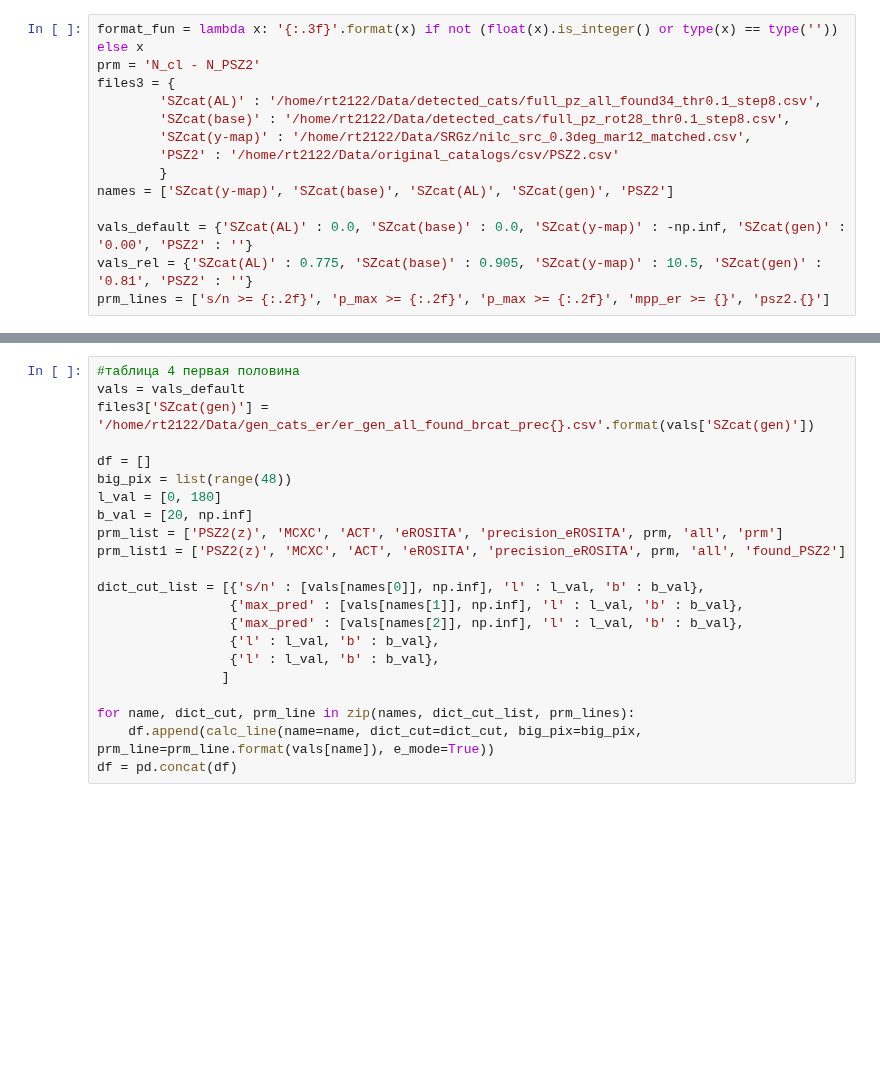
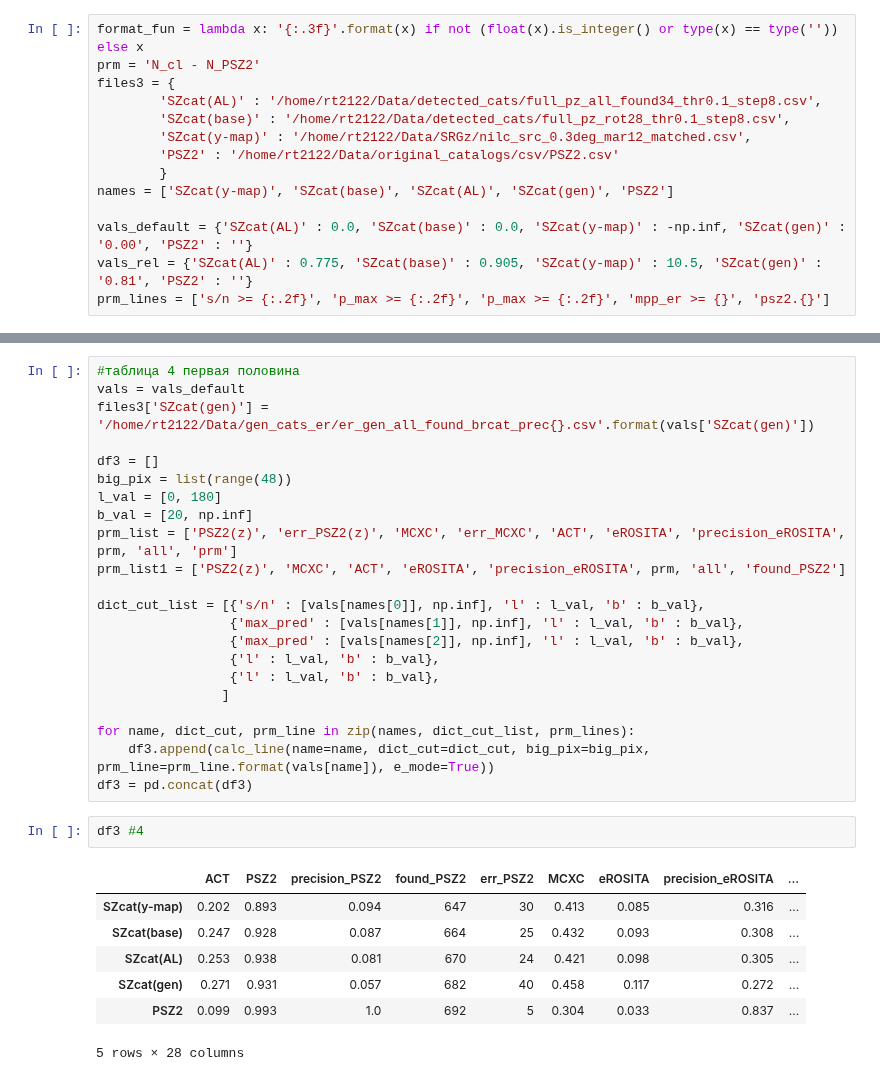
Before and after one commit to rt2122/data-segmentation-2, a Jupyter notebook: visualizations/paper/table_stat_model.ipynb, the cells around one changed output, grey strips where cells are left out. Saved outputs shown, nothing was run; the diff lists cells and outputs as text; blank space fills up the shorter version.

```diff
--- a/visualizations/paper/table_stat_model.ipynb
+++ b/visualizations/paper/table_stat_model.ipynb
@@ -113,11 +126,11 @@ PSZ2         &       1 &  0.382 &  0.113 &    0.144 &         1 &              0
 vals = vals_default
 files3['SZcat(gen)'] = '/home/rt2122/Data/gen_cats_er/er_gen_all_found_brcat_prec{}.csv'.format(vals['SZcat(gen)'])
 
-df = []
+df3 = []
 big_pix = list(range(48))
 l_val = [0, 180]
 b_val = [20, np.inf]
-prm_list = ['PSZ2(z)', 'MCXC', 'ACT', 'eROSITA', 'precision_eROSITA', prm, 'all', 'prm']
+prm_list = ['PSZ2(z)', 'err_PSZ2(z)', 'MCXC', 'err_MCXC', 'ACT', 'eROSITA', 'precision_eROSITA', prm, 'all', 'prm']
 prm_list1 = ['PSZ2(z)', 'MCXC', 'ACT', 'eROSITA', 'precision_eROSITA', prm, 'all', 'found_PSZ2']
 
 dict_cut_list = [{'s/n' : [vals[names[0]], np.inf], 'l' : l_val, 'b' : b_val},
@@ -128,6 +141,16 @@ dict_cut_list = [{'s/n' : [vals[names[0]], np.inf], 'l' : l_val, 'b' : b_val},
                 ]
 
 for name, dict_cut, prm_line in zip(names, dict_cut_list, prm_lines):
-    df.append(calc_line(name=name, dict_cut=dict_cut, big_pix=big_pix, prm_line=prm_line.format(vals[name]), e_mode=True))
-df = pd.concat(df)
+    df3.append(calc_line(name=name, dict_cut=dict_cut, big_pix=big_pix, prm_line=prm_line.format(vals[name]), e_mode=True))
+df3 = pd.concat(df3)
+# %%
+df3 #4
+# %% [output]
+|  | ACT | PSZ2 | precision_PSZ2 | found_PSZ2 | err_PSZ2 | MCXC | eROSITA | precision_eROSITA | ... |
+| SZcat(y-map) | 0.202 | 0.893 | 0.094 | 647 | 30 | 0.413 | 0.085 | 0.316 | ... |
+| SZcat(base) | 0.247 | 0.928 | 0.087 | 664 | 25 | 0.432 | 0.093 | 0.308 | ... |
+| SZcat(AL) | 0.253 | 0.938 | 0.081 | 670 | 24 | 0.421 | 0.098 | 0.305 | ... |
+| SZcat(gen) | 0.271 | 0.931 | 0.057 | 682 | 40 | 0.458 | 0.117 | 0.272 | ... |
+| PSZ2 | 0.099 | 0.993 | 1.0 | 692 | 5 | 0.304 | 0.033 | 0.837 | ... |
+5 rows × 28 columns
 # %%
```
Also changed, not shown: parts of 17 cells of this notebook, 3 other files.
